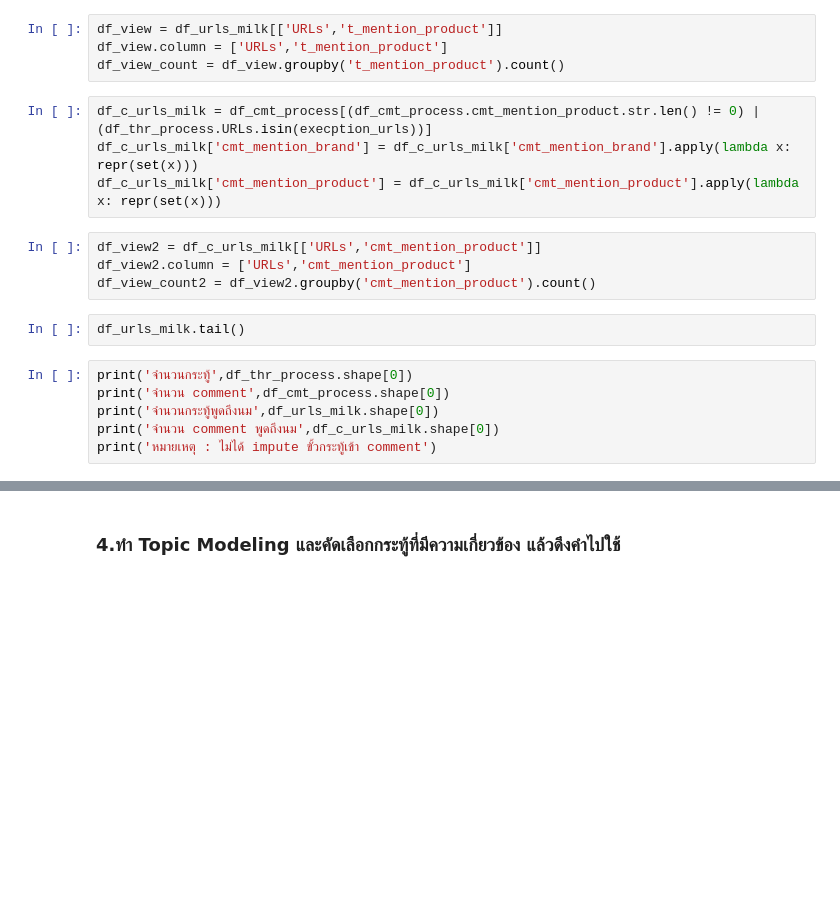
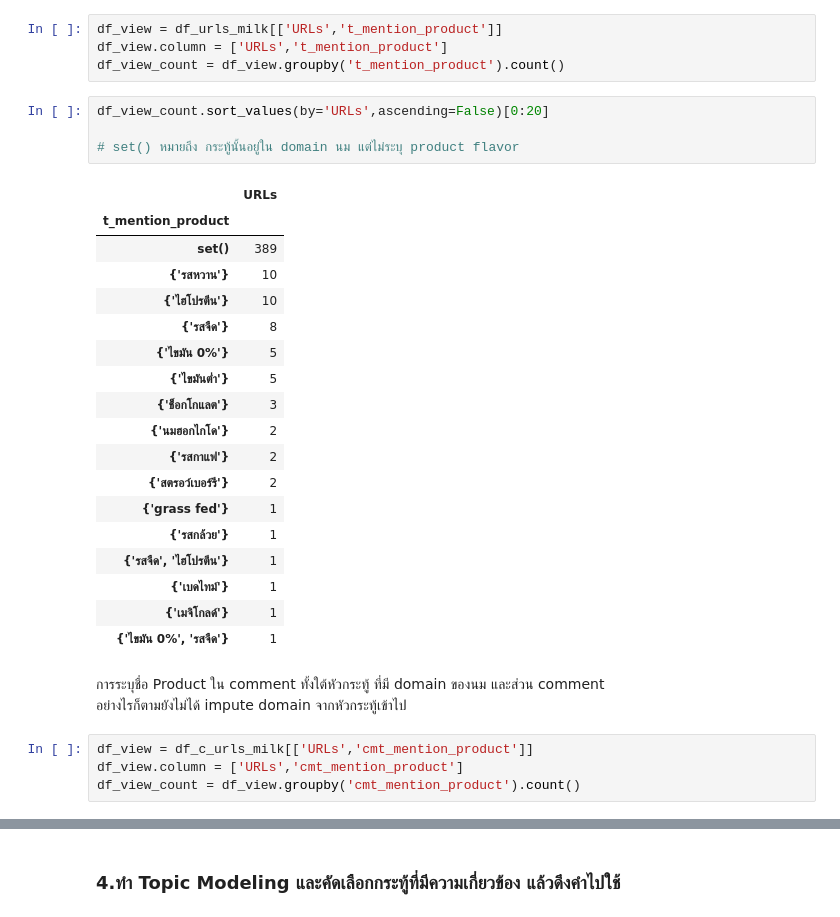
Before and after one commit to pacharapol4066/Product-Position-SNA, a Jupyter notebook: EDA_Token_CoocMat_MongoDB_FineTune1.ipynb, the cells around one changed output, grey strips where cells are left out. Cells and saved outputs as stored; diff of their text form; blank space fills up the shorter version.

```diff
--- a/EDA_Token_CoocMat_MongoDB_FineTune1.ipynb
+++ b/EDA_Token_CoocMat_MongoDB_FineTune1.ipynb
@@ -467,20 +525,34 @@ EDA#2
 df_view = df_urls_milk[['URLs','t_mention_product']]
 df_view.column = ['URLs','t_mention_product']
 df_view_count = df_view.groupby('t_mention_product').count()
-# %%
-df_c_urls_milk = df_cmt_process[(df_cmt_process.cmt_mention_product.str.len() != 0) | (df_thr_process.URLs.isin(execption_urls))]
-df_c_urls_milk['cmt_mention_brand'] = df_c_urls_milk['cmt_mention_brand'].apply(lambda x: repr(set(x)))
-df_c_urls_milk['cmt_mention_product'] = df_c_urls_milk['cmt_mention_product'].apply(lambda x: repr(set(x)))
+# %%
+df_view_count.sort_values(by='URLs',ascending=False)[0:20]
+
+# set() หมายถึง กระทู้นั้นอยู่ใน domain นม แต่ไม่ระบุ product flavor
+# %% [output]
+|  | URLs |
+| t_mention_product |  |
+| set() | 389 |
+| {'รสหวาน'} | 10 |
+| {'ไฮโปรตีน'} | 10 |
+| {'รสจืด'} | 8 |
+| {'ไขมัน 0%'} | 5 |
+| {'ไขมันต่ำ'} | 5 |
+| {'ช็อกโกแลต'} | 3 |
+| {'นมฮอกไกโด'} | 2 |
+| {'รสกาแฟ'} | 2 |
+| {'สตรอว์เบอร์รี'} | 2 |
+| {'grass fed'} | 1 |
+| {'รสกล้วย'} | 1 |
+| {'รสจืด', 'ไฮโปรตีน'} | 1 |
+| {'เบดไทม์'} | 1 |
+| {'เมจิโกลด์'} | 1 |
+| {'ไขมัน 0%', 'รสจืด'} | 1 |
+# %% [markdown]
+การระบุชื่อ Product ใน comment ทั้งใต้หัวกระทู้ ที่มี domain ของนม และส่วน comment<br>
+อย่างไรก็ตามยังไม่ได้ impute domain จากหัวกระทู้เข้าไป
 # %%
-df_view2 = df_c_urls_milk[['URLs','cmt_mention_product']]
-df_view2.column = ['URLs','cmt_mention_product']
-df_view_count2 = df_view2.groupby('cmt_mention_product').count()
+df_view = df_c_urls_milk[['URLs','cmt_mention_product']]
+df_view.column = ['URLs','cmt_mention_product']
+df_view_count = df_view.groupby('cmt_mention_product').count()
-# %%
-df_urls_milk.tail()
-# %%
-print('จำนวนกระทู้',df_thr_process.shape[0])
-print('จำนวน comment',df_cmt_process.shape[0])
-print('จำนวนกระทู้พูดถึงนม',df_urls_milk.shape[0])
-print('จำนวน comment พูดถึงนม',df_c_urls_milk.shape[0])
-print('หมายเหตุ : ไม่ได้ impute ขั้วกระทู้เข้า comment')
 # %%
```
Also changed, not shown: parts of 83 cells of this notebook, 5 other files.
